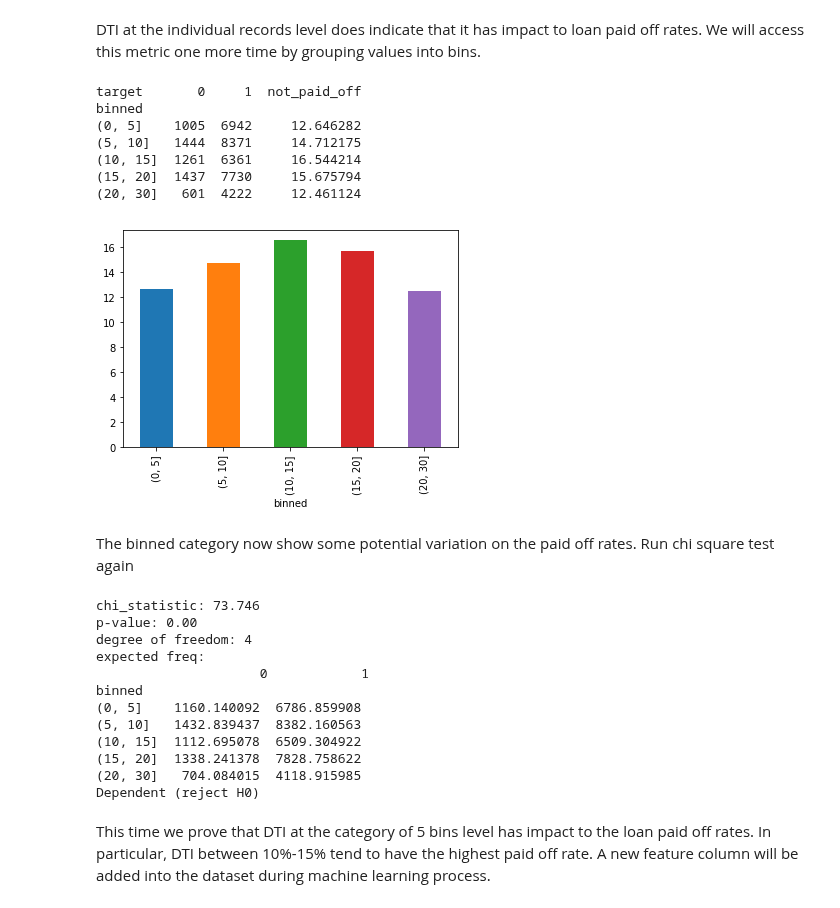
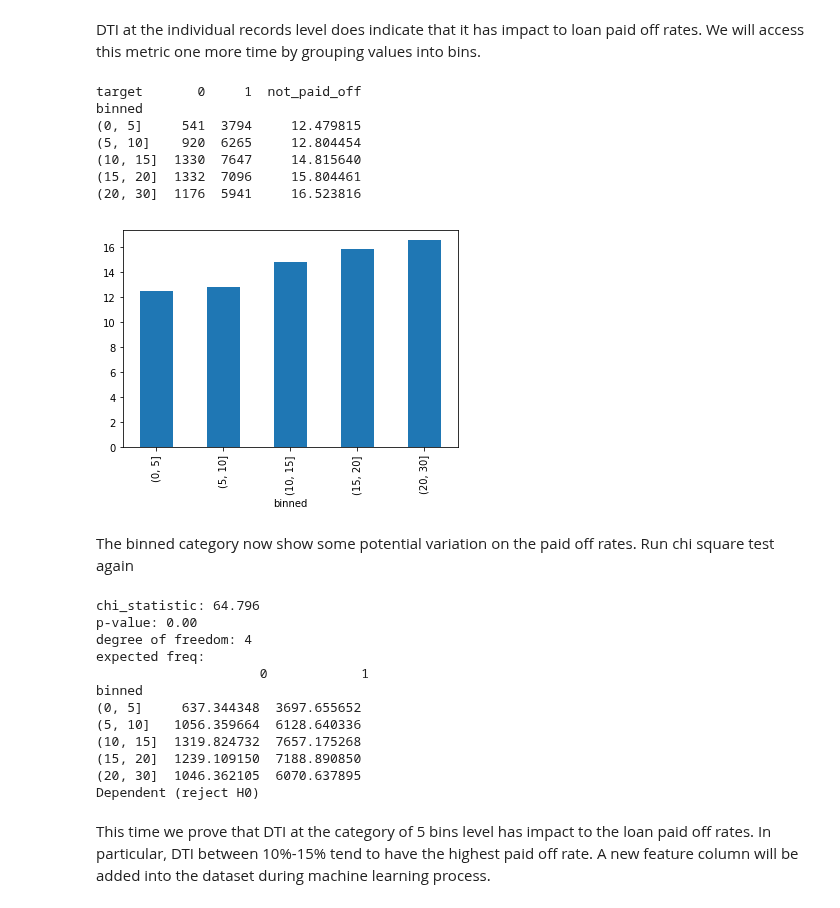
Before and after one commit to sittingman/lending_repayment, a Jupyter notebook: inference_stat.ipynb, the cells around one changed output. Cells and saved outputs as stored; diff of their text form; code cells hidden in the pictures.

Commit message:
update data source to lending_ml

```diff
--- a/inference_stat.ipynb
+++ b/inference_stat.ipynb
@@ -7,8 +7,7 @@ import matplotlib.pyplot as plt
 %matplotlib inline
 # %%
 # Read data into dataframe
-lend = pd.read_csv('data/lending_clean.csv')
-lend_2009on = lend[lend['loan_start_d'] >= '2009-01-01']
+lend_ml = pd.read_csv('data/lending_ml.csv')
 # %% [markdown]
 From the data exploratory exercise, we identified that loan purpose appears to have influence on the loans being paid off or not. To prove that the influence is statistically significant, we will run chi square test.
 
@@ -134,21 +133,21 @@ DTI at the individual records level does indicate that it has impact to loan pai
 # %%
 # visual the result with binned categories
 bins = [0, 5, 10, 15, 20, 30, 40]
-dti_table = lend_2009on.copy()
+dti_table = lend_ml.copy()
 dti_table['binned'] = pd.cut(dti_table['dti'], bins=bins)
 table_dti = pd.crosstab(dti_table['binned'], dti_table['target']).sort_index()
 table_dti['not_paid_off'] = table_dti[0]/(table_dti[0]+table_dti[1])*100
 print(table_dti)
 table_dti['not_paid_off'].plot(kind='bar');
 # %% [output]
 target       0     1  not_paid_off
 binned
-(0, 5]    1005  6942     12.646282
-(5, 10]   1444  8371     14.712175
-(10, 15]  1261  6361     16.544214
-(15, 20]  1437  7730     15.675794
-(20, 30]   601  4222     12.461124
+(0, 5]     541  3794     12.479815
+(5, 10]    920  6265     12.804454
+(10, 15]  1330  7647     14.815640
+(15, 20]  1332  7096     15.804461
+(20, 30]  1176  5941     16.523816
-[figure, old version]
+[figure, new version]
 # %% [markdown]
 The binned category now show some potential variation on the paid off rates. Run chi square test again
 # %%
@@ -164,17 +163,17 @@ if p <= alpha:
 else:
     print('Independent (fail to reject H0)')
 # %% [output]
-chi_statistic: 73.746
+chi_statistic: 64.796
 p-value: 0.00
 degree of freedom: 4
 expected freq:
                      0            1
 binned
-(0, 5]    1160.140092  6786.859908
-(5, 10]   1432.839437  8382.160563
-(10, 15]  1112.695078  6509.304922
-(15, 20]  1338.241378  7828.758622
-(20, 30]   704.084015  4118.915985
+(0, 5]     637.344348  3697.655652
+(5, 10]   1056.359664  6128.640336
+(10, 15]  1319.824732  7657.175268
+(15, 20]  1239.109150  7188.890850
+(20, 30]  1046.362105  6070.637895
 Dependent (reject H0)
 # %% [markdown]
 This time we prove that DTI at the category of 5 bins level has impact to the loan paid off rates. In particular, DTI between 10%-15% tend to have the highest paid off rate. A new feature column will be added into the dataset during machine learning process.
```
Also changed, not shown: parts of 10 cells of this notebook.
